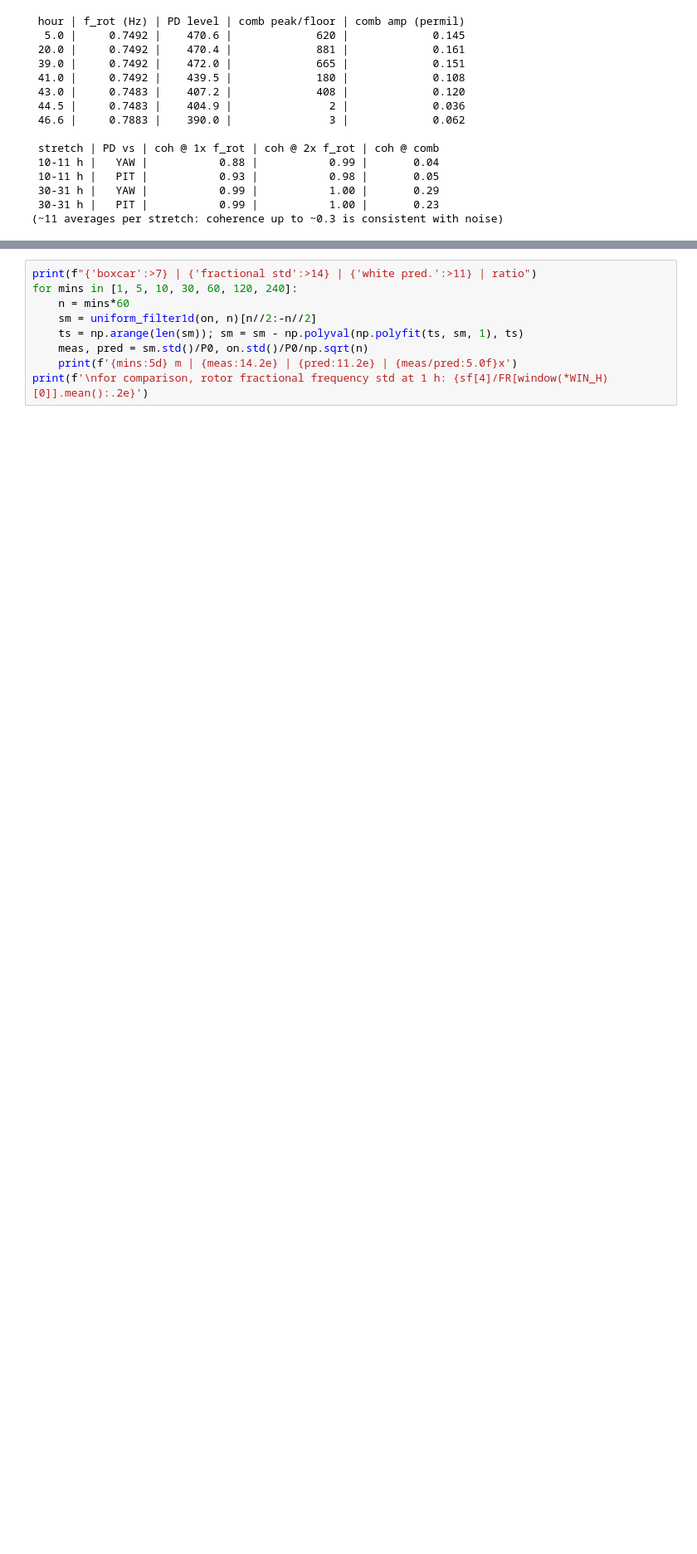
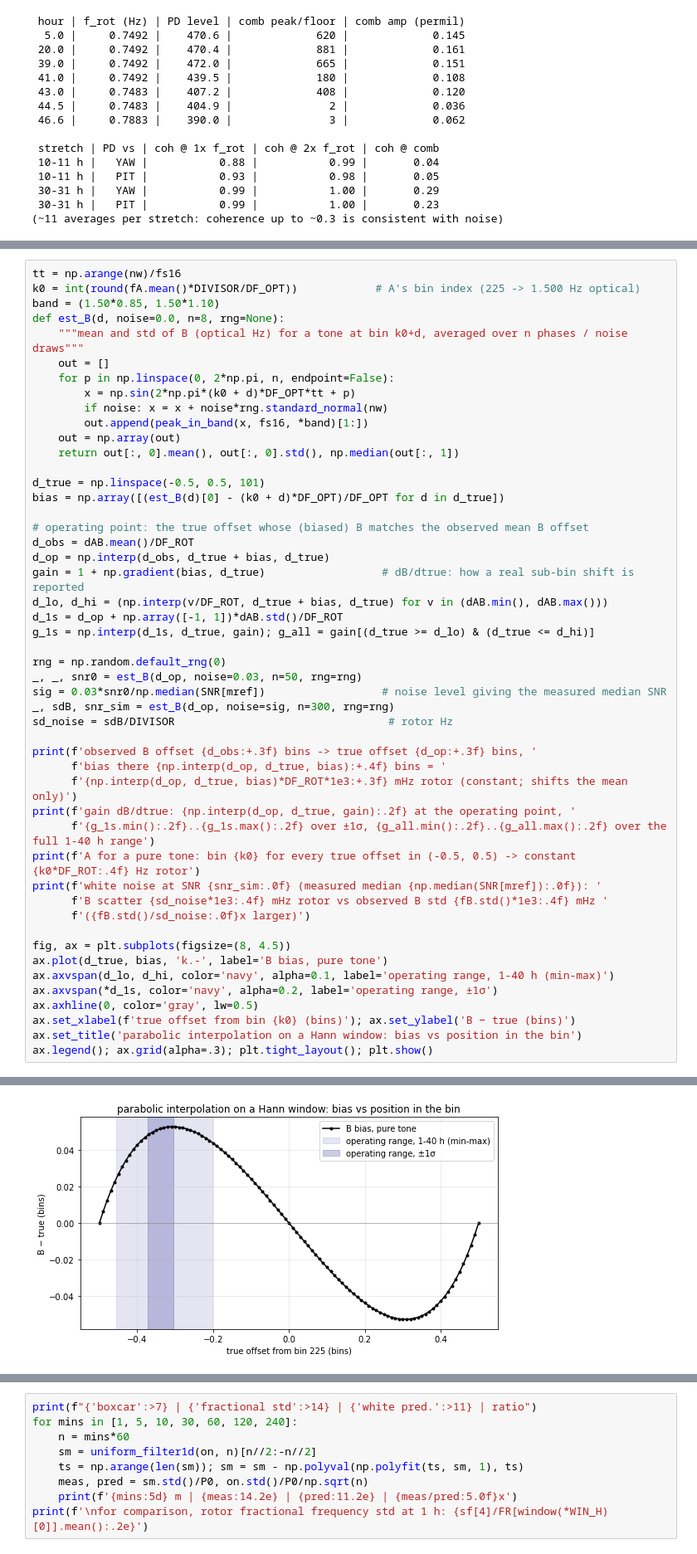
Before and after one commit to Moore-Lab/Decay-Sail, a Jupyter notebook: analysis/noise_budget_20260911.ipynb, the cells around one changed output, grey strips where cells are left out. Shown at 83% size. Cells and saved outputs as stored; diff of their text form; blank space fills up the shorter version.

```diff
--- a/analysis/noise_budget_20260911.ipynb
+++ b/analysis/noise_budget_20260911.ipynb
@@ -452,0 +430,50 @@ I systematic: with I = 1.7e-11 every torque/force number is x0.904.
+# %%
+tt = np.arange(nw)/fs16
+k0 = int(round(fA.mean()*DIVISOR/DF_OPT))            # A's bin index (225 -> 1.500 Hz optical)
+band = (1.50*0.85, 1.50*1.10)
+def est_B(d, noise=0.0, n=8, rng=None):
+    """mean and std of B (optical Hz) for a tone at bin k0+d, averaged over n phases / noise draws"""
+    out = []
+    for p in np.linspace(0, 2*np.pi, n, endpoint=False):
+        x = np.sin(2*np.pi*(k0 + d)*DF_OPT*tt + p)
+        if noise: x = x + noise*rng.standard_normal(nw)
+        out.append(peak_in_band(x, fs16, *band)[1:])
+    out = np.array(out)
+    return out[:, 0].mean(), out[:, 0].std(), np.median(out[:, 1])
+
+d_true = np.linspace(-0.5, 0.5, 101)
+bias = np.array([(est_B(d)[0] - (k0 + d)*DF_OPT)/DF_OPT for d in d_true])
+
+# operating point: the true offset whose (biased) B matches the observed mean B offset
+d_obs = dAB.mean()/DF_ROT
+d_op = np.interp(d_obs, d_true + bias, d_true)
+gain = 1 + np.gradient(bias, d_true)                  # dB/dtrue: how a real sub-bin shift is reported
+d_lo, d_hi = (np.interp(v/DF_ROT, d_true + bias, d_true) for v in (dAB.min(), dAB.max()))
+d_1s = d_op + np.array([-1, 1])*dAB.std()/DF_ROT
+g_1s = np.interp(d_1s, d_true, gain); g_all = gain[(d_true >= d_lo) & (d_true <= d_hi)]
+
+rng = np.random.default_rng(0)
+_, _, snr0 = est_B(d_op, noise=0.03, n=50, rng=rng)
+sig = 0.03*snr0/np.median(SNR[mref])                  # noise level giving the measured median SNR
+_, sdB, snr_sim = est_B(d_op, noise=sig, n=300, rng=rng)
+sd_noise = sdB/DIVISOR                                 # rotor Hz
+
+print(f'observed B offset {d_obs:+.3f} bins -> true offset {d_op:+.3f} bins, '
+      f'bias there {np.interp(d_op, d_true, bias):+.4f} bins = '
+      f'{np.interp(d_op, d_true, bias)*DF_ROT*1e3:+.3f} mHz rotor (constant; shifts the mean only)')
+print(f'gain dB/dtrue: {np.interp(d_op, d_true, gain):.2f} at the operating point, '
+      f'{g_1s.min():.2f}..{g_1s.max():.2f} over ±1σ, {g_all.min():.2f}..{g_all.max():.2f} over the full 1-40 h range')
+print(f'A for a pure tone: bin {k0} for every true offset in (-0.5, 0.5) -> constant {k0*DF_ROT:.4f} Hz rotor')
+print(f'white noise at SNR {snr_sim:.0f} (measured median {np.median(SNR[mref]):.0f}): '
+      f'B scatter {sd_noise*1e3:.4f} mHz rotor vs observed B std {fB.std()*1e3:.4f} mHz '
+      f'({fB.std()/sd_noise:.0f}x larger)')
+
+fig, ax = plt.subplots(figsize=(8, 4.5))
+ax.plot(d_true, bias, 'k.-', label='B bias, pure tone')
+ax.axvspan(d_lo, d_hi, color='navy', alpha=0.1, label='operating range, 1-40 h (min-max)')
+ax.axvspan(*d_1s, color='navy', alpha=0.2, label='operating range, ±1σ')
+ax.axhline(0, color='gray', lw=0.5)
+ax.set_xlabel(f'true offset from bin {k0} (bins)'); ax.set_ylabel('B − true (bins)')
+ax.set_title('parabolic interpolation on a Hann window: bias vs position in the bin')
+ax.legend(); ax.grid(alpha=.3); plt.tight_layout(); plt.show()
+# %% [output]
@@ -452,0 +484 @@ I systematic: with I = 1.7e-11 every torque/force number is x0.904.
+[figure, added]
```
Also changed, not shown: parts of 50 cells of this notebook.
